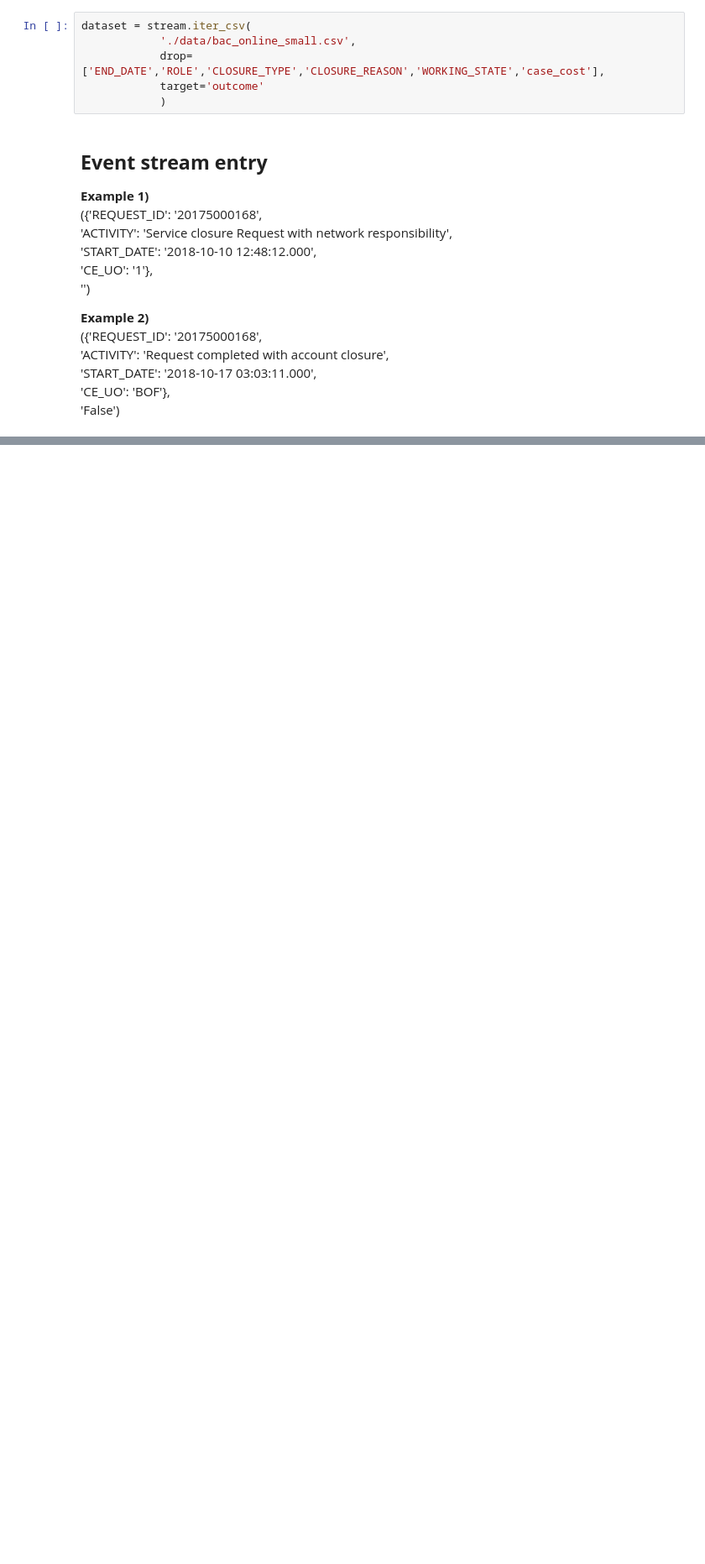
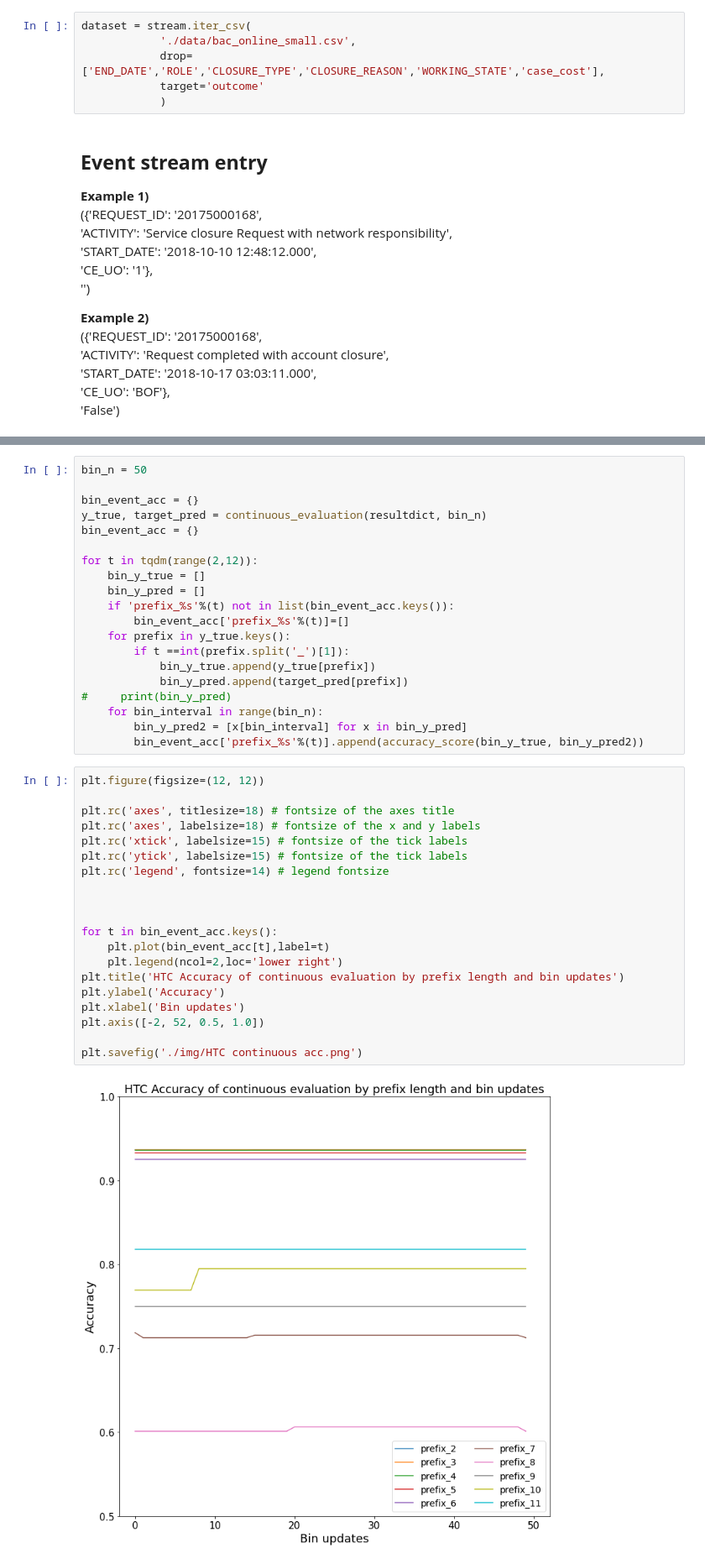
Before and after one commit to ghksdl6025/streaming_prediction4pm, a Jupyter notebook: hoeffding tree classifier.ipynb, the cells around one changed output, grey strips where cells are left out. Shown at 84% size. Cells and saved outputs as stored; diff of their text form; blank space fills up the shorter version.

```diff
--- a/hoeffding tree classifier.ipynb
+++ b/hoeffding tree classifier.ipynb
@@ -187,0 +334,42 @@ plt.show()
+# %%
+bin_n = 50
+
+bin_event_acc = {}
+y_true, target_pred = continuous_evaluation(resultdict, bin_n)
+bin_event_acc = {}
+
+for t in tqdm(range(2,12)):
+    bin_y_true = []
+    bin_y_pred = []
+    if 'prefix_%s'%(t) not in list(bin_event_acc.keys()):
+        bin_event_acc['prefix_%s'%(t)]=[]
+    for prefix in y_true.keys():
+        if t ==int(prefix.split('_')[1]):
+            bin_y_true.append(y_true[prefix])
+            bin_y_pred.append(target_pred[prefix])
+#     print(bin_y_pred)
+    for bin_interval in range(bin_n):
+        bin_y_pred2 = [x[bin_interval] for x in bin_y_pred]
+        bin_event_acc['prefix_%s'%(t)].append(accuracy_score(bin_y_true, bin_y_pred2))
+# %%
+plt.figure(figsize=(12, 12))
+
+plt.rc('axes', titlesize=18) # fontsize of the axes title
+plt.rc('axes', labelsize=18) # fontsize of the x and y labels
+plt.rc('xtick', labelsize=15) # fontsize of the tick labels
+plt.rc('ytick', labelsize=15) # fontsize of the tick labels
+plt.rc('legend', fontsize=14) # legend fontsize
+
+
+
+for t in bin_event_acc.keys():
+    plt.plot(bin_event_acc[t],label=t)
+    plt.legend(ncol=2,loc='lower right')
+plt.title('HTC Accuracy of continuous evaluation by prefix length and bin updates')
+plt.ylabel('Accuracy')
+plt.xlabel('Bin updates')
+plt.axis([-2, 52, 0.5, 1.0])
+
+plt.savefig('./img/HTC continuous acc.png')
+# %% [output]
+[figure, added]
```
Also changed, not shown: parts of 8 cells of this notebook, 6 other files.
